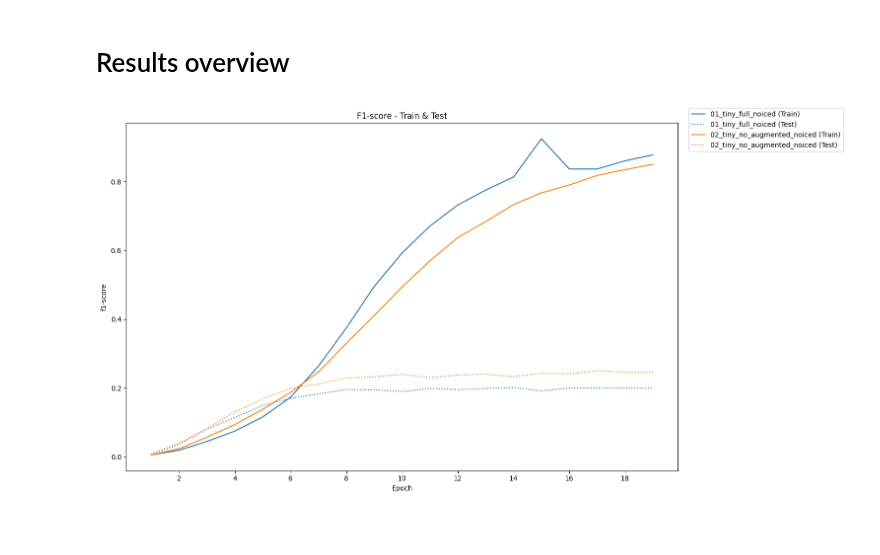
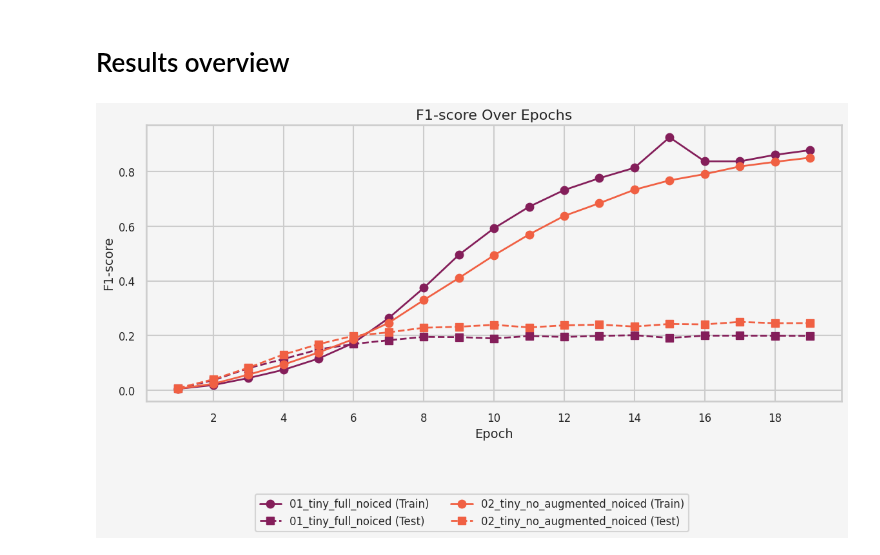
Before and after one commit to Davee02/HSLU.DSPRO1.BirdDetection, a Jupyter notebook: notebooks/09-report-visualizations.ipynb, the cells around one changed output. Cells and saved outputs as stored; diff of their text form; code cells hidden in the pictures; blank space fills up the shorter version.

```diff
--- a/notebooks/09-report-visualizations.ipynb
+++ b/notebooks/09-report-visualizations.ipynb
@@ -4,9 +4,13 @@
 import os
 import json
 import matplotlib.pyplot as plt
+import seaborn as sns
 from matplotlib.ticker import MaxNLocator
 
-folder_path = "/home/maiko/Documents/HSLU/DSPRO1/HSLU.DSPRO1.BirdDetection/notebooks/bird_whisperer/experiments/results"
+sns.set_theme(style="whitegrid", context="talk", palette="rocket")
+plt.style.use('reports.mplstyle')
+
+folder_path = "./bird_whisperer/experiments/results"
 metrics = ["f1-score"]
 results = {}
 
@@ -20,47 +24,64 @@ for filename in os.listdir(folder_path):
         results[model_name] = {"train": {}, "test": {}}
 
         train_data = data.get("train_metrics", [])
         test_data = data.get("test_metrics", [])
 
         for m in metrics:
             results[model_name]["train"][m] = [epoch_data[m] for epoch_data in train_data if m in epoch_data]
             results[model_name]["test"][m] = [epoch_data[m] for epoch_data in test_data if m in epoch_data]
 
 model_names = list(results.keys())
 
 min_train_length = min(len(results[mn]["train"][metrics[0]]) for mn in model_names)
 min_test_length = min(len(results[mn]["test"][metrics[0]]) for mn in model_names)
 num_epochs = min(min_train_length, min_test_length)
 epochs = range(1, num_epochs + 1)
 
-fig, axes = plt.subplots(nrows=1, ncols=len(metrics), figsize=(12, 8))
+fig, ax = plt.subplots(nrows=1, ncols=len(metrics), figsize=(12, 6))
 if len(metrics) == 1:
-    axes = [axes]
+    axes = [ax]
+else:
+    axes = ax
 
-colors = plt.rcParams['axes.prop_cycle'].by_key()['color']
+color_palette = sns.color_palette("rocket", n_colors=len(model_names))
 
 for i, m in enumerate(metrics):
-    ax = axes[i]
+    current_ax = axes[i]
+
     for idx, model_name in enumerate(model_names):
-        color = colors[idx % len(colors)]
+        train_values = results[model_name]["train"][m][:num_epochs]
+        test_values = results[model_name]["test"][m][:num_epochs]
 
-        train_values = results[model_name]["train"][m][:num_epochs]
-        ax.plot(epochs, train_values, label=f"{model_name} (Train)", color=color, linestyle='-')
+        color = color_palette[idx]
 
-        test_values = results[model_name]["test"][m][:num_epochs]
-        ax.plot(epochs, test_values, label=f"{model_name} (Test)", color=color, linestyle=':')
+        current_ax.plot(
+            epochs, train_values,
+            label=f"{model_name} (Train)",
+            marker='o',
+            linestyle='-',
+            linewidth=2,
+            color=color
+        )
 
-    ax.set_title(f"{m.capitalize()} - Train & Test")
-    ax.set_xlabel("Epoch")
-    ax.set_ylabel(m)
+        current_ax.plot(
+            epochs, test_values,
+            label=f"{model_name} (Test)",
+            marker='s',
+            linestyle='--',
+            linewidth=2,
+            color=color
+        )
 
-    ax.xaxis.set_major_locator(MaxNLocator(integer=True))
+    current_ax.set_title(f"{m.capitalize()} Over Epochs")
+    current_ax.set_xlabel("Epoch")
+    current_ax.set_ylabel(m.capitalize())
+    current_ax.xaxis.set_major_locator(MaxNLocator(integer=True))
 
-    handles, labels = ax.get_legend_handles_labels()
-
-fig.legend(handles, labels, loc='upper left', bbox_to_anchor=(1, 1))
+handles, labels = axes[-1].get_legend_handles_labels()
+fig.legend(handles, labels, loc='lower center', ncol=2, bbox_to_anchor=(0.5, -0.15))
 
 plt.tight_layout()
+plt.subplots_adjust(bottom=0.2)
 plt.show()
 # %% [output]
-[figure, old version]
+[figure, new version]
```
Also changed, not shown: 1 other file.
